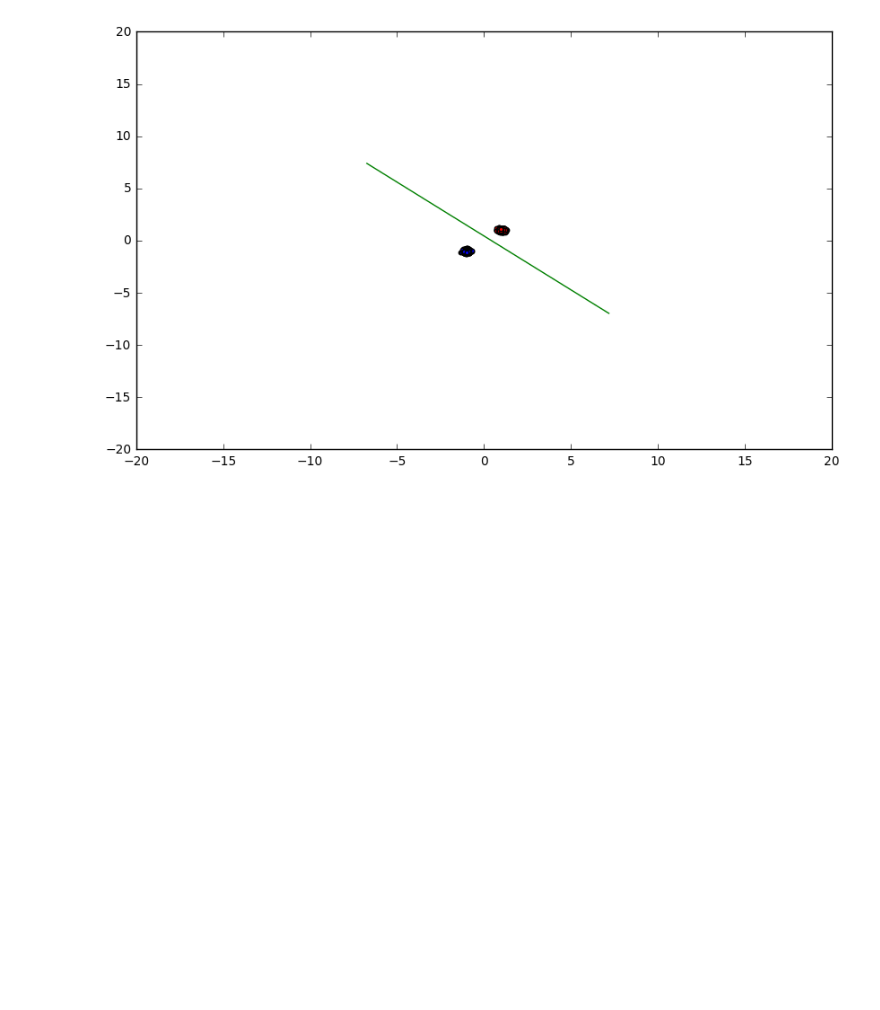
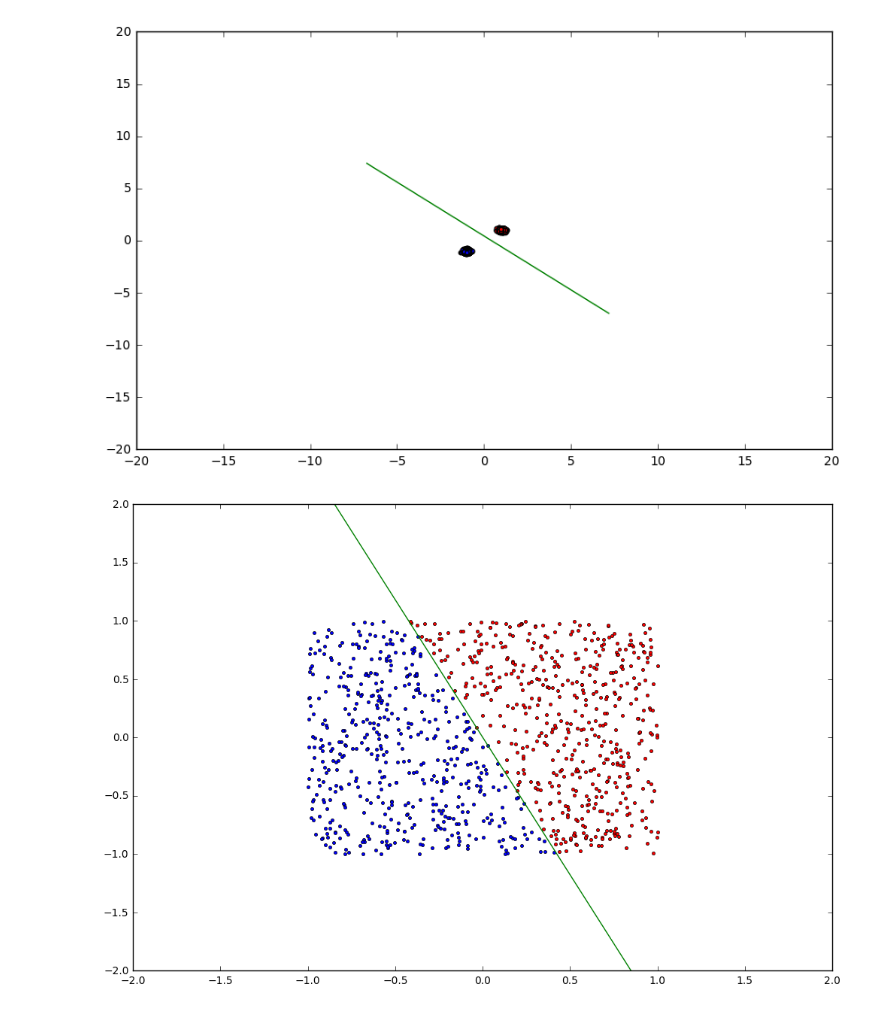
Before and after one commit to egiby/optimizations, a Jupyter notebook: Practice.ipynb, the cells around one changed output. Saved outputs shown, nothing was run; the diff lists cells and outputs as text; code cells hidden in the pictures; blank space fills up the shorter version.

```diff
--- a/Practice.ipynb
+++ b/Practice.ipynb
@@ -180,0 +179,4 @@ test_g
+# %%
+test_gradient(get_uniform_sample(), np.array([1, 1, 1]))
+# %% [output]
+[figure, added]
```
Also changed, not shown: parts of 6 cells of this notebook.
